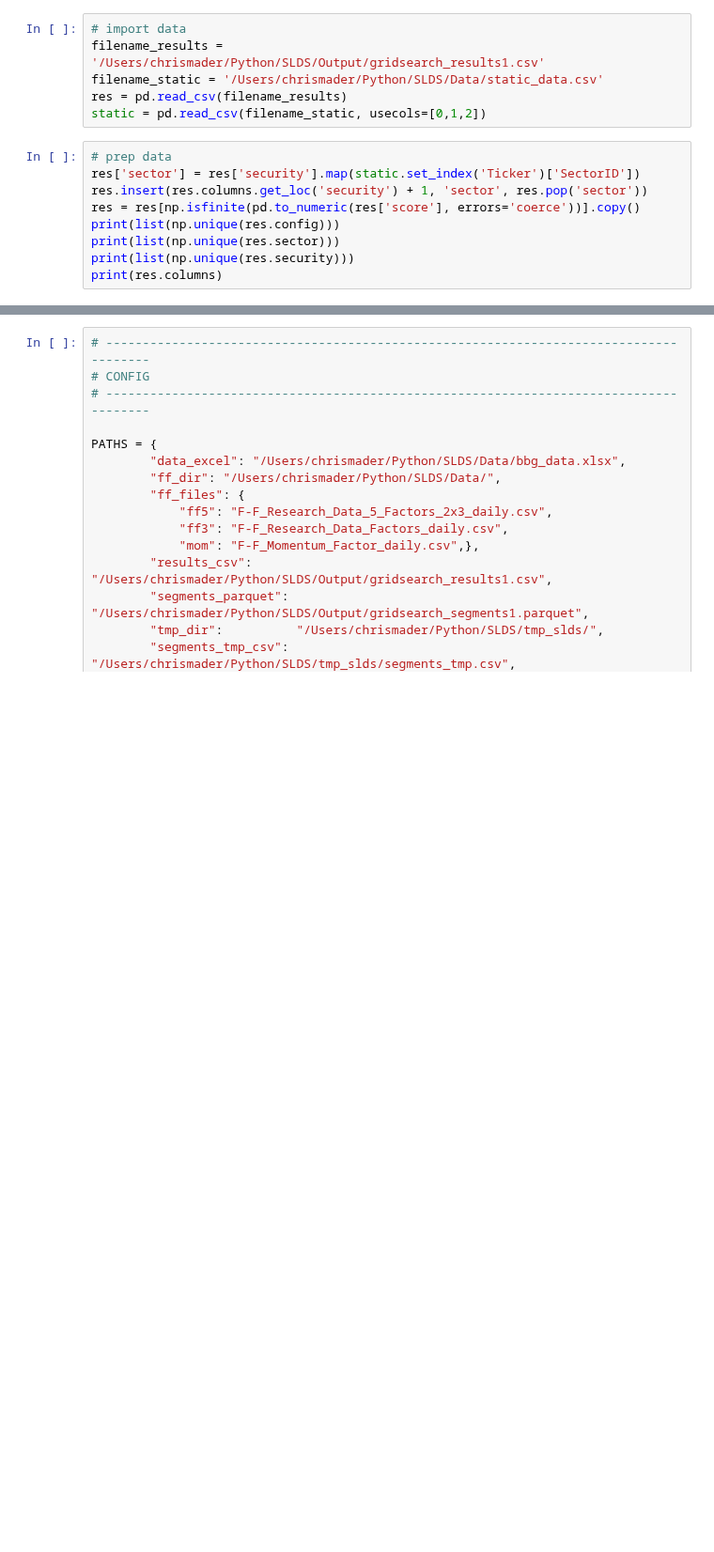
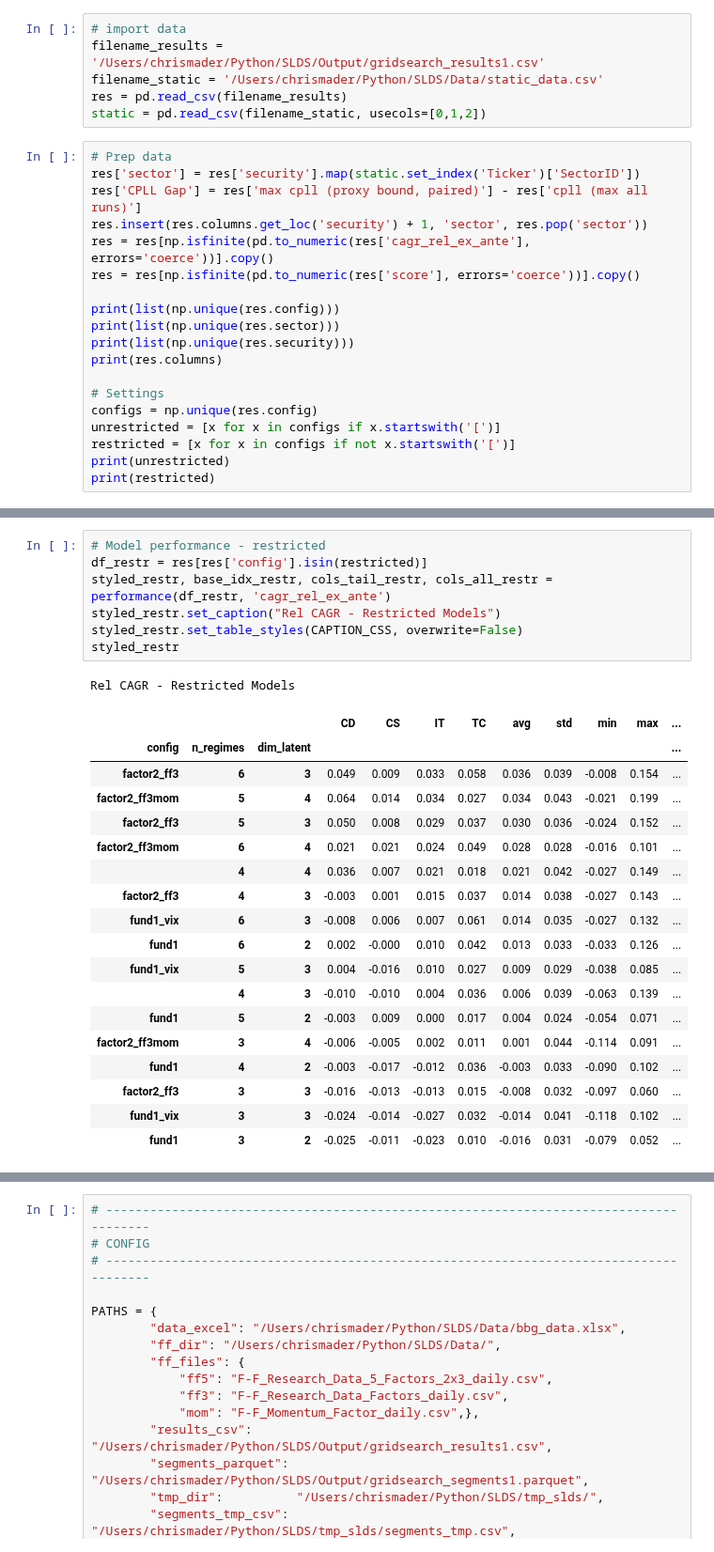
Before and after one commit to chrismader1/SLDS, a Jupyter notebook: rSLDS_analysis.ipynb, the cells around one changed output, grey strips where cells are left out. Shown at 94% size. Saved outputs shown, nothing was run; the diff lists cells and outputs as text; blank space fills up the shorter version.

```diff
--- a/rSLDS_analysis.ipynb
+++ b/rSLDS_analysis.ipynb
@@ -11,14 +13,24 @@ filename_static = '/Users/chrismader/Python/SLDS/Data/static_data.csv'
 res = pd.read_csv(filename_results)
 static = pd.read_csv(filename_static, usecols=[0,1,2])
 # %%
-# prep data
+# Prep data
 res['sector'] = res['security'].map(static.set_index('Ticker')['SectorID'])
+res['CPLL Gap'] = res['max cpll (proxy bound, paired)'] - res['cpll (max all runs)']
 res.insert(res.columns.get_loc('security') + 1, 'sector', res.pop('sector'))
+res = res[np.isfinite(pd.to_numeric(res['cagr_rel_ex_ante'], errors='coerce'))].copy()
 res = res[np.isfinite(pd.to_numeric(res['score'], errors='coerce'))].copy()
+
 print(list(np.unique(res.config)))
 print(list(np.unique(res.sector)))
 print(list(np.unique(res.security)))
 print(res.columns)
+
+# Settings
+configs = np.unique(res.config)
+unrestricted = [x for x in configs if x.startswith('[')]
+restricted = [x for x in configs if not x.startswith('[')]
+print(unrestricted)
+print(restricted)
 # %% [output]
 ['[y,h]', '[y]', 'factor2_ff3', 'factor2_ff3mom', 'fund1', 'fund1_vix']
 ['CD', 'CS', 'IT', 'TC']
@@ -174,0 +172,27 @@ styled_best
+# %%
+# Model performance - restricted
+df_restr = res[res['config'].isin(restricted)]
+styled_restr, base_idx_restr, cols_tail_restr, cols_all_restr = performance(df_restr, 'cagr_rel_ex_ante')
+styled_restr.set_caption("Rel CAGR - Restricted Models")
+styled_restr.set_table_styles(CAPTION_CSS, overwrite=False)
+styled_restr
+# %% [output]
+Rel CAGR - Restricted Models
+|  |  |  | CD | CS | IT | TC | avg | std | min | max | ... |
+| config | n_regimes | dim_latent |  |  |  |  |  |  |  |  | ... |
+| factor2_ff3 | 6 | 3 | 0.049 | 0.009 | 0.033 | 0.058 | 0.036 | 0.039 | -0.008 | 0.154 | ... |
+| factor2_ff3mom | 5 | 4 | 0.064 | 0.014 | 0.034 | 0.027 | 0.034 | 0.043 | -0.021 | 0.199 | ... |
+| factor2_ff3 | 5 | 3 | 0.050 | 0.008 | 0.029 | 0.037 | 0.030 | 0.036 | -0.024 | 0.152 | ... |
+| factor2_ff3mom | 6 | 4 | 0.021 | 0.021 | 0.024 | 0.049 | 0.028 | 0.028 | -0.016 | 0.101 | ... |
+|  | 4 | 4 | 0.036 | 0.007 | 0.021 | 0.018 | 0.021 | 0.042 | -0.027 | 0.149 | ... |
+| factor2_ff3 | 4 | 3 | -0.003 | 0.001 | 0.015 | 0.037 | 0.014 | 0.038 | -0.027 | 0.143 | ... |
+| fund1_vix | 6 | 3 | -0.008 | 0.006 | 0.007 | 0.061 | 0.014 | 0.035 | -0.027 | 0.132 | ... |
+| fund1 | 6 | 2 | 0.002 | -0.000 | 0.010 | 0.042 | 0.013 | 0.033 | -0.033 | 0.126 | ... |
+| fund1_vix | 5 | 3 | 0.004 | -0.016 | 0.010 | 0.027 | 0.009 | 0.029 | -0.038 | 0.085 | ... |
+|  | 4 | 3 | -0.010 | -0.010 | 0.004 | 0.036 | 0.006 | 0.039 | -0.063 | 0.139 | ... |
+| fund1 | 5 | 2 | -0.003 | 0.009 | 0.000 | 0.017 | 0.004 | 0.024 | -0.054 | 0.071 | ... |
+| factor2_ff3mom | 3 | 4 | -0.006 | -0.005 | 0.002 | 0.011 | 0.001 | 0.044 | -0.114 | 0.091 | ... |
+| fund1 | 4 | 2 | -0.003 | -0.017 | -0.012 | 0.036 | -0.003 | 0.033 | -0.090 | 0.102 | ... |
+| factor2_ff3 | 3 | 3 | -0.016 | -0.013 | -0.013 | 0.015 | -0.008 | 0.032 | -0.097 | 0.060 | ... |
+| fund1_vix | 3 | 3 | -0.024 | -0.014 | -0.027 | 0.032 | -0.014 | 0.041 | -0.118 | 0.102 | ... |
+| fund1 | 3 | 2 | -0.025 | -0.011 | -0.023 | 0.010 | -0.016 | 0.031 | -0.079 | 0.052 | ... |
```
Also changed, not shown: parts of 11 cells of this notebook, 5 other files.
